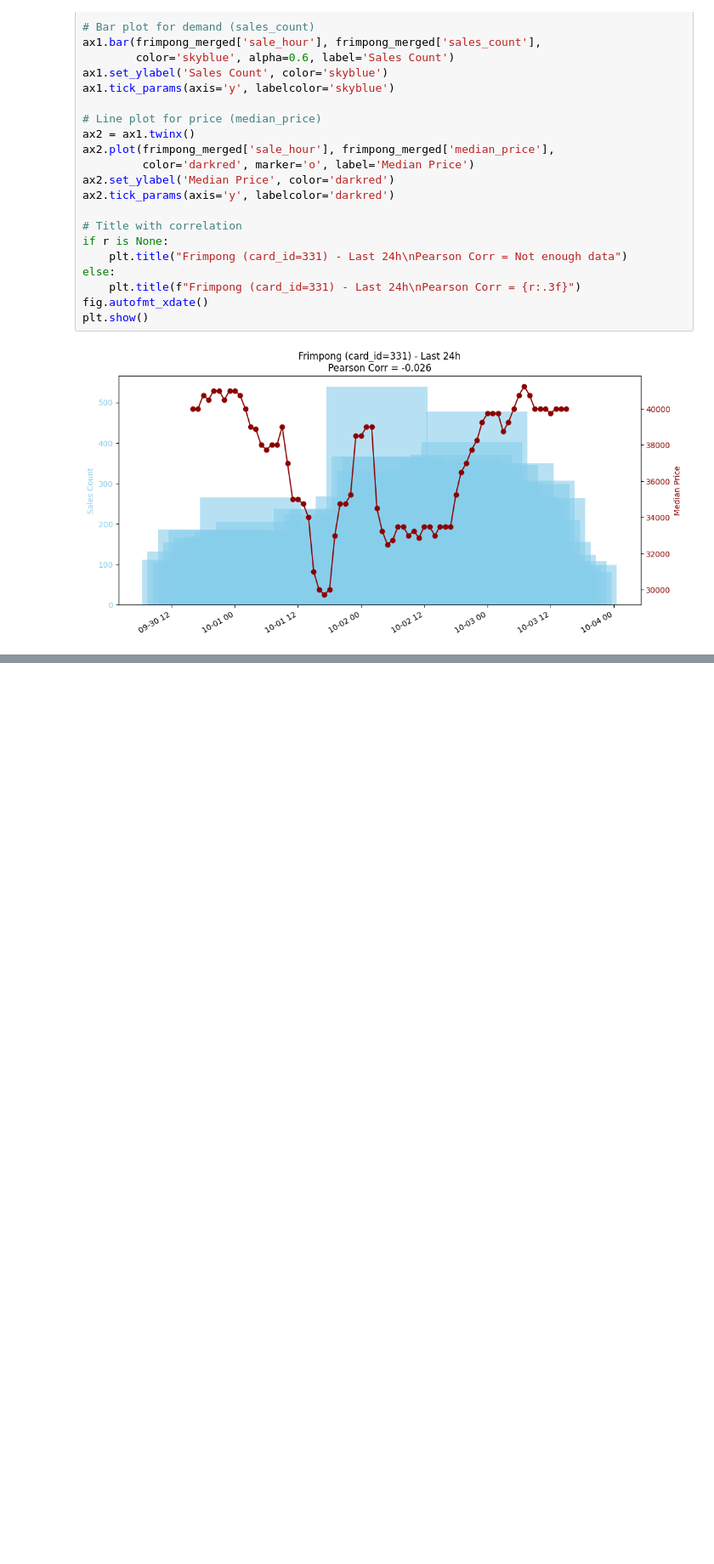
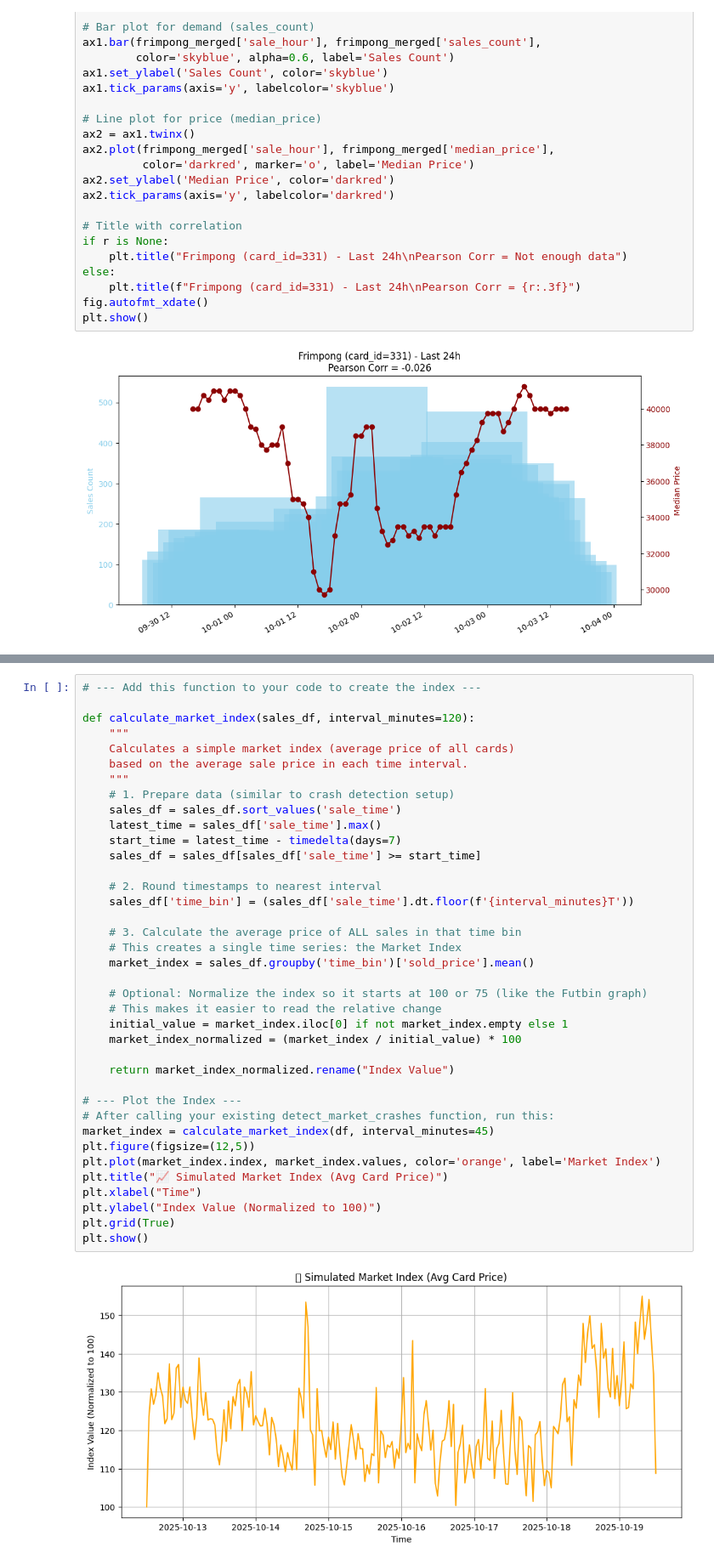
Before and after one commit to Shaninhooo/Data-Driven-Trading-Strategy-Research-on-FIFA-Market, a Jupyter notebook: analysis/research.ipynb, the cells around one changed output, grey strips where cells are left out. Shown: that part at 85% size. Drawn from its saved outputs; the diff is of its cells as text; blank space fills up the shorter version.

```diff
--- a/analysis/research.ipynb
+++ b/analysis/research.ipynb
@@ -157,0 +324,40 @@ plt.show()
+# %%
+# --- Add this function to your code to create the index ---
+
+def calculate_market_index(sales_df, interval_minutes=120):
+    """
+    Calculates a simple market index (average price of all cards)
+    based on the average sale price in each time interval.
+    """
+    # 1. Prepare data (similar to crash detection setup)
+    sales_df = sales_df.sort_values('sale_time')
+    latest_time = sales_df['sale_time'].max()
+    start_time = latest_time - timedelta(days=7)
+    sales_df = sales_df[sales_df['sale_time'] >= start_time]
+
+    # 2. Round timestamps to nearest interval
+    sales_df['time_bin'] = (sales_df['sale_time'].dt.floor(f'{interval_minutes}T'))
+
+    # 3. Calculate the average price of ALL sales in that time bin
+    # This creates a single time series: the Market Index
+    market_index = sales_df.groupby('time_bin')['sold_price'].mean()
+
+    # Optional: Normalize the index so it starts at 100 or 75 (like the Futbin graph)
+    # This makes it easier to read the relative change
+    initial_value = market_index.iloc[0] if not market_index.empty else 1
+    market_index_normalized = (market_index / initial_value) * 100
+
+    return market_index_normalized.rename("Index Value")
+
+# --- Plot the Index ---
+# After calling your existing detect_market_crashes function, run this:
+market_index = calculate_market_index(df, interval_minutes=45)
+plt.figure(figsize=(12,5))
+plt.plot(market_index.index, market_index.values, color='orange', label='Market Index')
+plt.title("📈 Simulated Market Index (Avg Card Price)")
+plt.xlabel("Time")
+plt.ylabel("Index Value (Normalized to 100)")
+plt.grid(True)
+plt.show()
+# %% [output]
+[figure, added]
```
Also changed, not shown: parts of 11 cells of this notebook, 9 other files.
